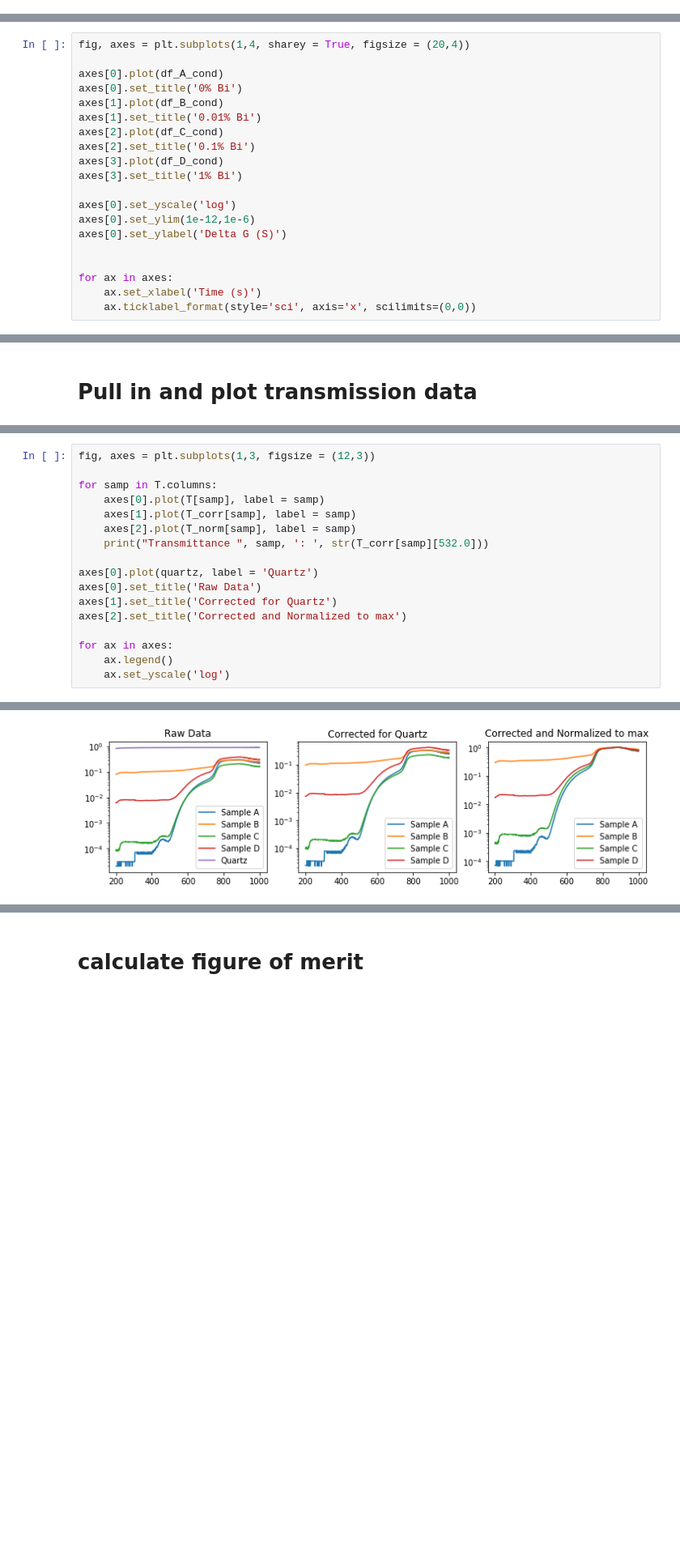
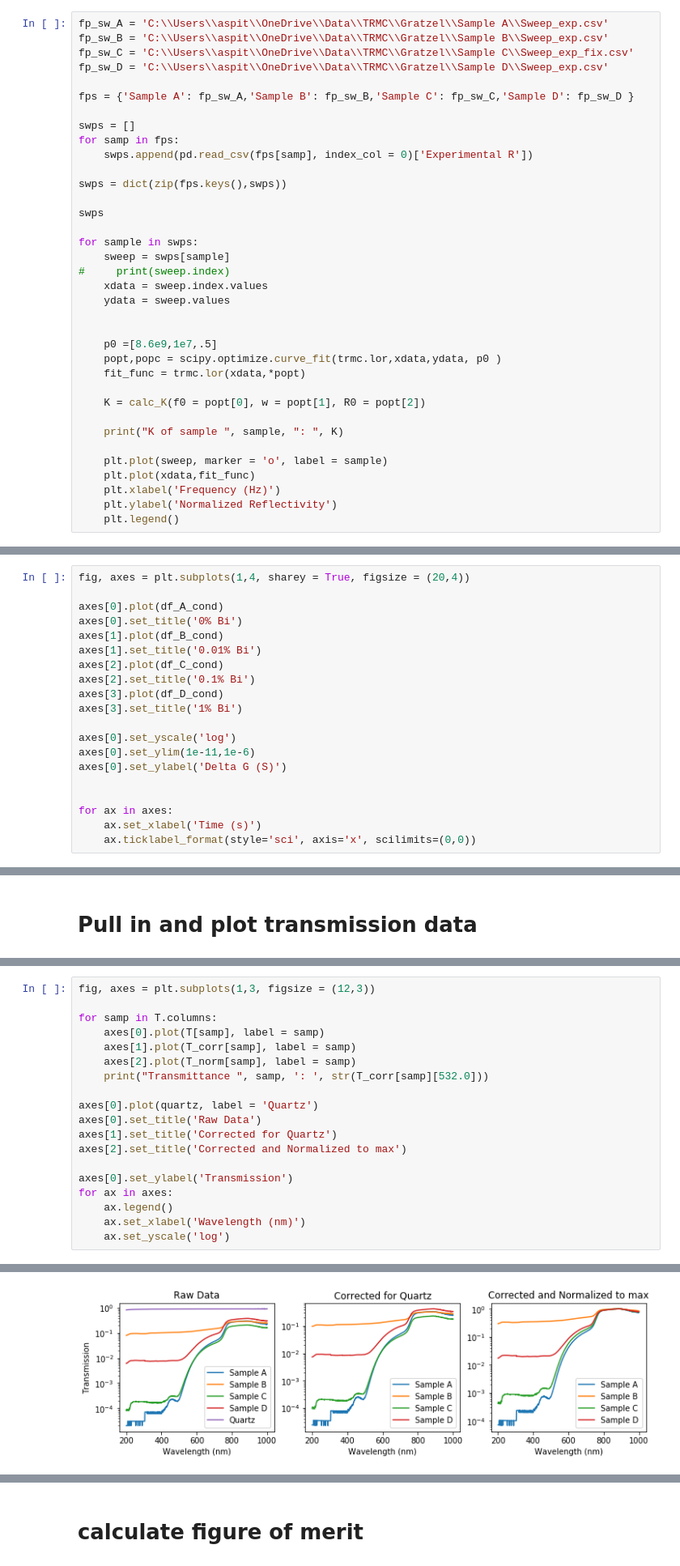
Before and after one commit to aspitarl/TRMC, a Jupyter notebook: 10-17-18.ipynb, the cells around one changed output, grey strips where cells are left out. Shown at 81% size. Drawn from its saved outputs; the diff is of its cells as text; blank space fills up the shorter version.

```diff
--- a/10-17-18.ipynb
+++ b/10-17-18.ipynb
@@ -14,0 +38,36 @@ defaultpath = 'C:\\Users\\aspit\\OneDrive\\Data\\TRMC\\Gratzel'
+# %%
+fp_sw_A = 'C:\\Users\\aspit\\OneDrive\\Data\\TRMC\\Gratzel\\Sample A\\Sweep_exp.csv'
+fp_sw_B = 'C:\\Users\\aspit\\OneDrive\\Data\\TRMC\\Gratzel\\Sample B\\Sweep_exp.csv'
+fp_sw_C = 'C:\\Users\\aspit\\OneDrive\\Data\\TRMC\\Gratzel\\Sample C\\Sweep_exp_fix.csv'
+fp_sw_D = 'C:\\Users\\aspit\\OneDrive\\Data\\TRMC\\Gratzel\\Sample D\\Sweep_exp.csv'
+
+fps = {'Sample A': fp_sw_A,'Sample B': fp_sw_B,'Sample C': fp_sw_C,'Sample D': fp_sw_D }
+
+swps = []
+for samp in fps:
+    swps.append(pd.read_csv(fps[samp], index_col = 0)['Experimental R'])
+
+swps = dict(zip(fps.keys(),swps))
+
+swps
+
+for sample in swps:
+    sweep = swps[sample]
+#     print(sweep.index)
+    xdata = sweep.index.values
+    ydata = sweep.values
+
+
+    p0 =[8.6e9,1e7,.5]
+    popt,popc = scipy.optimize.curve_fit(trmc.lor,xdata,ydata, p0 )
+    fit_func = trmc.lor(xdata,*popt)
+
+    K = calc_K(f0 = popt[0], w = popt[1], R0 = popt[2])
+
+    print("K of sample ", sample, ": ", K)
+
+    plt.plot(sweep, marker = 'o', label = sample)
+    plt.plot(xdata,fit_func)
+    plt.xlabel('Frequency (Hz)')
+    plt.ylabel('Normalized Reflectivity')
+    plt.legend()
@@ -61,7 +156,7 @@ axes[3].plot(df_D_cond)
 axes[3].set_title('1% Bi')
 
 axes[0].set_yscale('log')
-axes[0].set_ylim(1e-12,1e-6)
+axes[0].set_ylim(1e-11,1e-6)
 axes[0].set_ylabel('Delta G (S)')
 
 
@@ -111,26 +208,28 @@ for samp in A:
 # %%
 fig, axes = plt.subplots(1,3, figsize = (12,3))
 
 for samp in T.columns:
     axes[0].plot(T[samp], label = samp)
     axes[1].plot(T_corr[samp], label = samp)
     axes[2].plot(T_norm[samp], label = samp)
     print("Transmittance ", samp, ': ', str(T_corr[samp][532.0]))
 
 axes[0].plot(quartz, label = 'Quartz')
 axes[0].set_title('Raw Data')
 axes[1].set_title('Corrected for Quartz')
 axes[2].set_title('Corrected and Normalized to max')
 
+axes[0].set_ylabel('Transmission')
 for ax in axes:
     ax.legend()
+    ax.set_xlabel('Wavelength (nm)')
     ax.set_yscale('log')
 # %% [output]
 Transmittance  Sample A :  0.0011553442925991944
 Transmittance  Sample B :  0.12155322286041241
 Transmittance  Sample C :  0.0014414295460047093
 Transmittance  Sample D :  0.011454413415197727
-[figure, old version]
+[figure, new version]
 # %%
 fig, axes = plt.subplots(1,2, figsize = (10,3))
 
```
Also changed, not shown: parts of 14 cells of this notebook, 1 other file.
